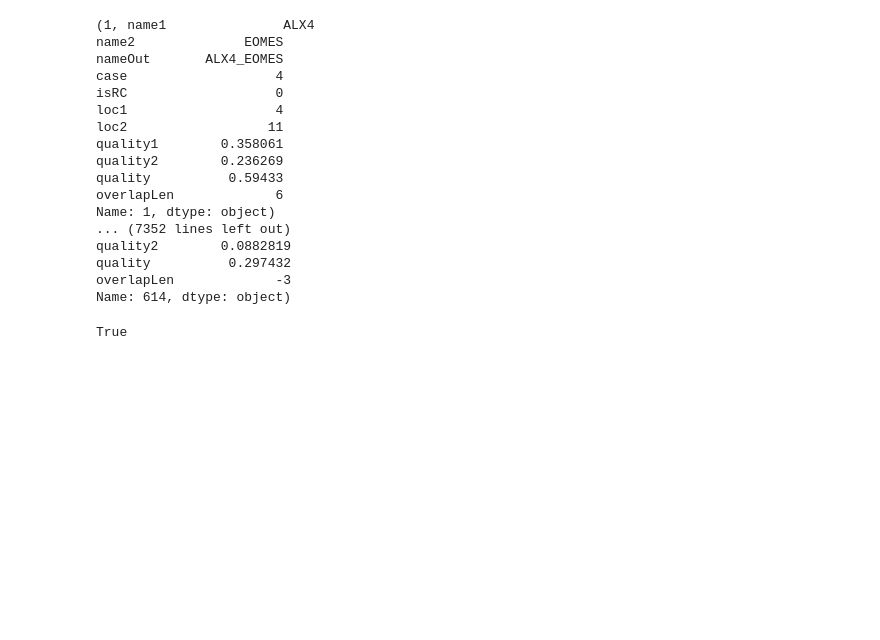
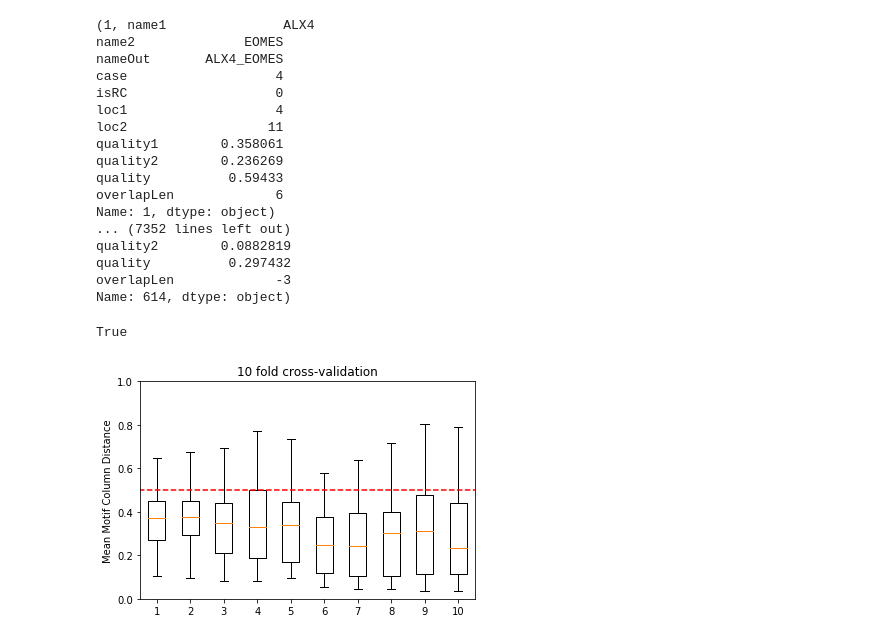
Before and after one commit to JasonLinjc/motif_synthesis, a Jupyter notebook: data_preprocessing.ipynb, the cells around one changed output. Saved outputs shown, nothing was run; the diff lists cells and outputs as text; code cells hidden in the pictures; blank space fills up the shorter version.

Commit message:
cross validation

```diff
--- a/data_preprocessing.ipynb
+++ b/data_preprocessing.ipynb
@@ -153,3 +153,24 @@ import torch
 torch.cuda.is_available()
 # %% [output]
 True
+# %%
+import pickle as pkl
+import numpy as np
+import matplotlib.pylab as plt
+d = pkl.load(open("./10_fold_cv1.pkl", "rb"))
+data = []
+for k in d.keys():
+    data.append(d[k])
+    # print(np.mean(d[k]))
+fig1, ax1 = plt.subplots()
+ax1.set_title('10 fold cross-validation')
+green_diamond = dict(markerfacecolor='g', marker='D')
+ax1.boxplot(data,flierprops=green_diamond)
+plt.ylabel('Mean Motif Column Distance')
+plt.ylim([0.0, 1.0])
+x = np.linspace(0, 11, 50)
+y = 0.5 + x-x
+plt.plot(x, y, color='red', linestyle='--')
+plt.savefig("./10_fold_cv.pdf")
+# %% [output]
+[figure, added]
```
Also changed, not shown: 7 other files.
